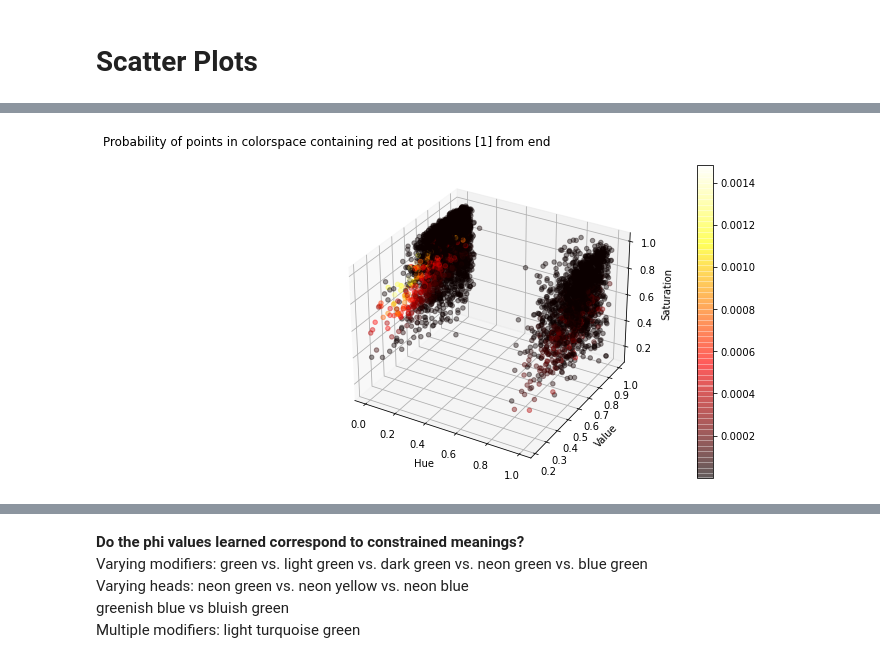
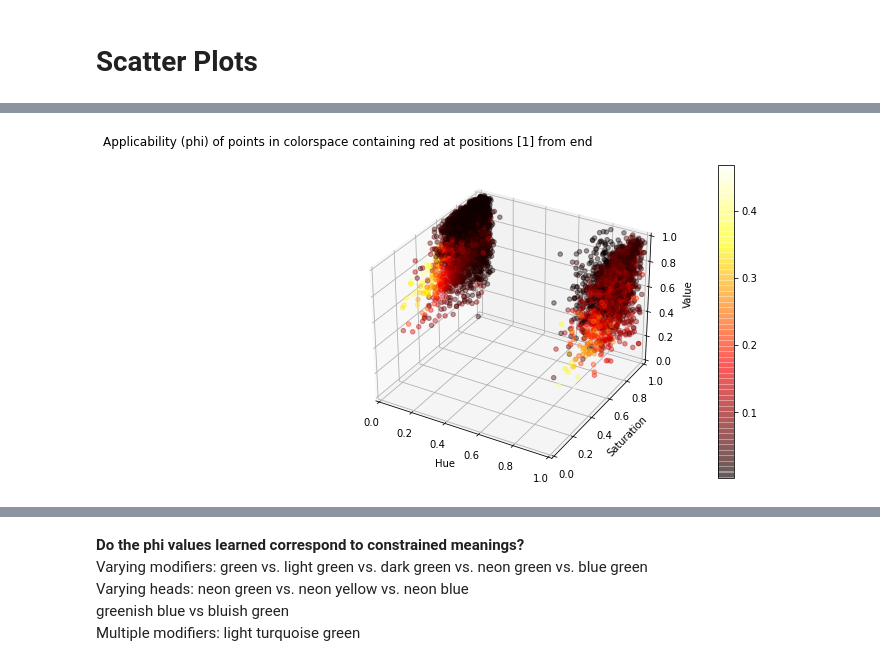
Before and after one commit to souDuggirala/speaker_strategies_sigdial2020, a Jupyter notebook: lab/analyses/notebooks/A003_compositional_xkcd_visualizations.ipynb, the cells around one changed output, grey strips where cells are left out. Drawn from its saved outputs; the diff is of its cells as text; code cells hidden in the pictures.

```diff
--- a/lab/analyses/notebooks/A003_compositional_xkcd_visualizations.ipynb
+++ b/lab/analyses/notebooks/A003_compositional_xkcd_visualizations.ipynb
@@ -289,5 +325,5 @@ comp_plotter.scatter_plot_subset_color_term("green", [0], num_to_scatter = 1000)
 # %%
-comp_plotter.scatter_plot_subset_color_term("red", [1])
+comp_plotter.scatter_plot_subset_color_term("red", [1], target="phi")
 # %% [output]
-[figure, old version]
+[figure, new version]
 # %%
```
Also changed, not shown: parts of 25 cells of this notebook, 1 other file.
